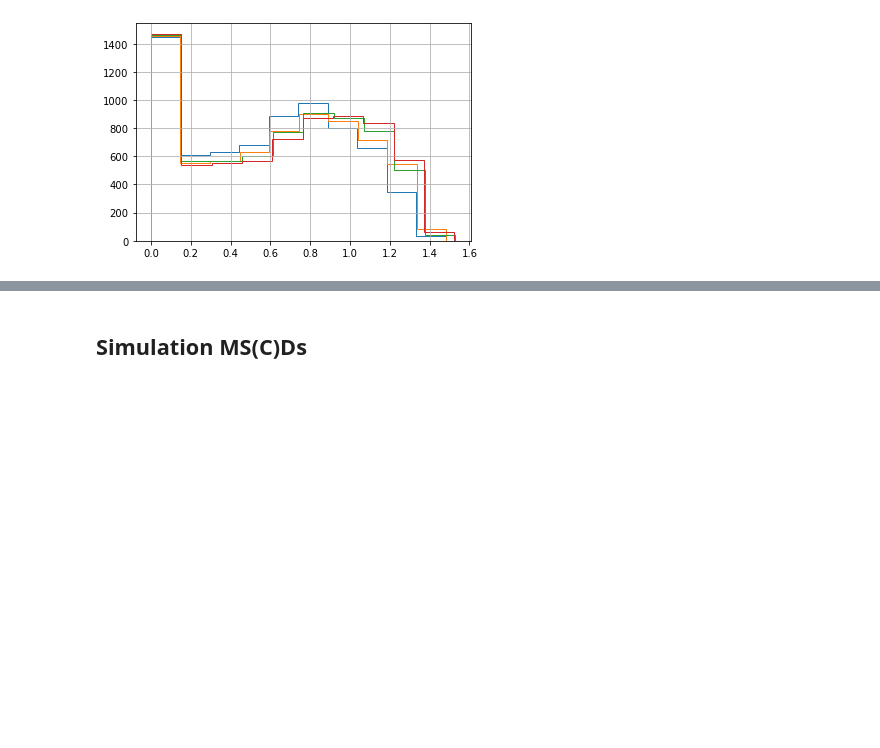
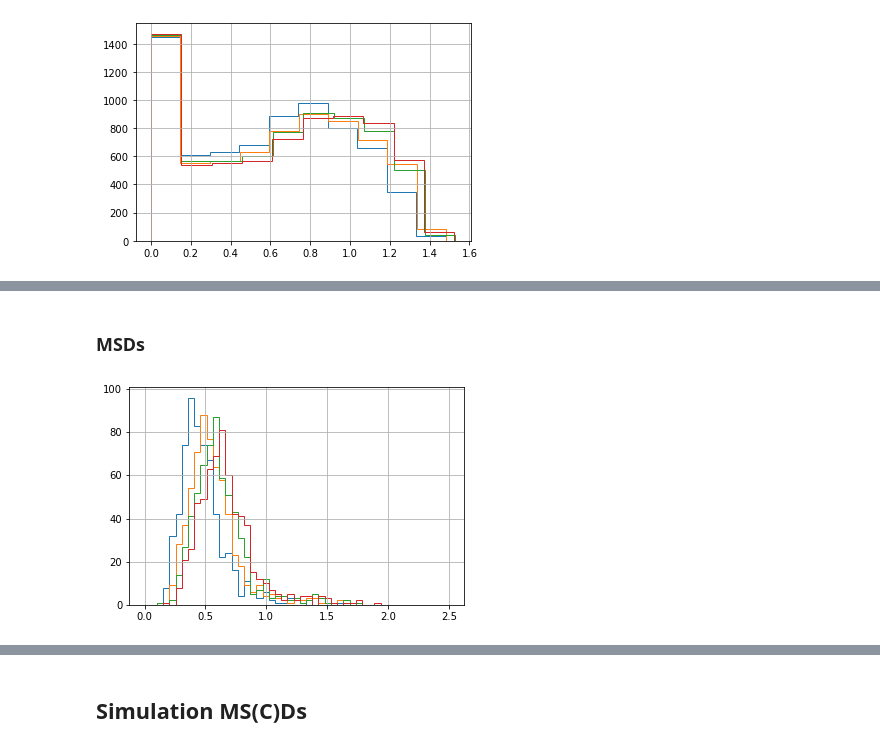
Before and after one commit to brunobeltran/multi_locus_analysis, a Jupyter notebook: doc/source/ms(c)d.ipynb, the cells around one changed output, grey strips where cells are left out. Cells and saved outputs as stored; diff of their text form; code cells hidden in the pictures; blank space fills up the shorter version.

```diff
--- a/doc/source/ms(c)d.ipynb
+++ b/doc/source/ms(c)d.ipynb
@@ -50,0 +86,11 @@ for d, m in mscds.groupby('delta')['mean']:
+# %% [markdown]
+### MSDs
+# %%
+for d, m in abs_msd.groupby(['locus', 'meiosis', 'delta'])['mean']:
+    if d[0] != 'URA3':
+        continue
+    if d[1] != 't0':
+        continue
+    m[m>0].hist(histtype='step', bins=np.linspace(0, 2.5, 50))
+# %% [output]
+[figure, added]
```
Also changed, not shown: parts of 17 cells of this notebook, 1 other file.
